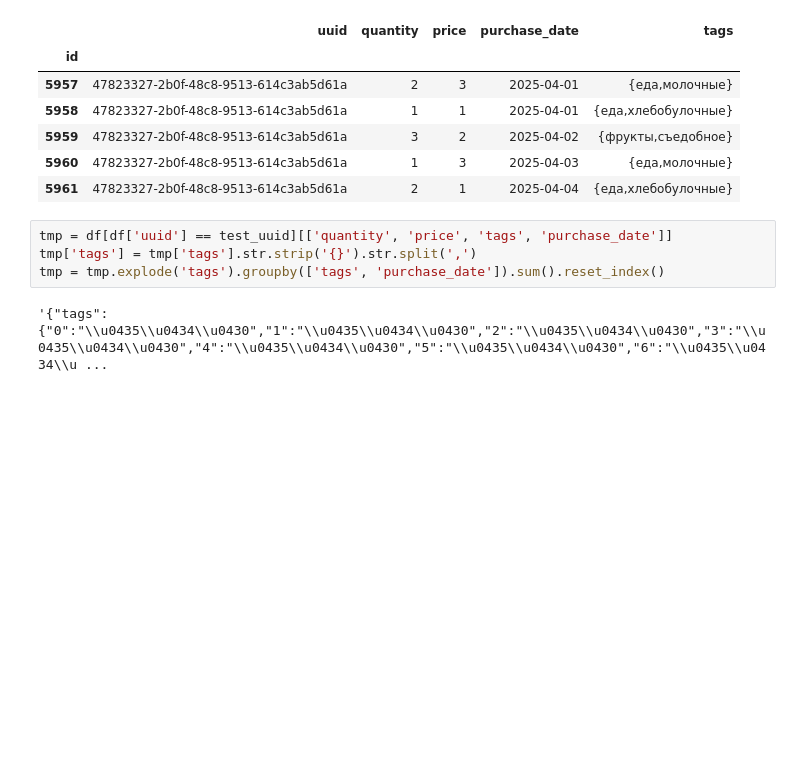
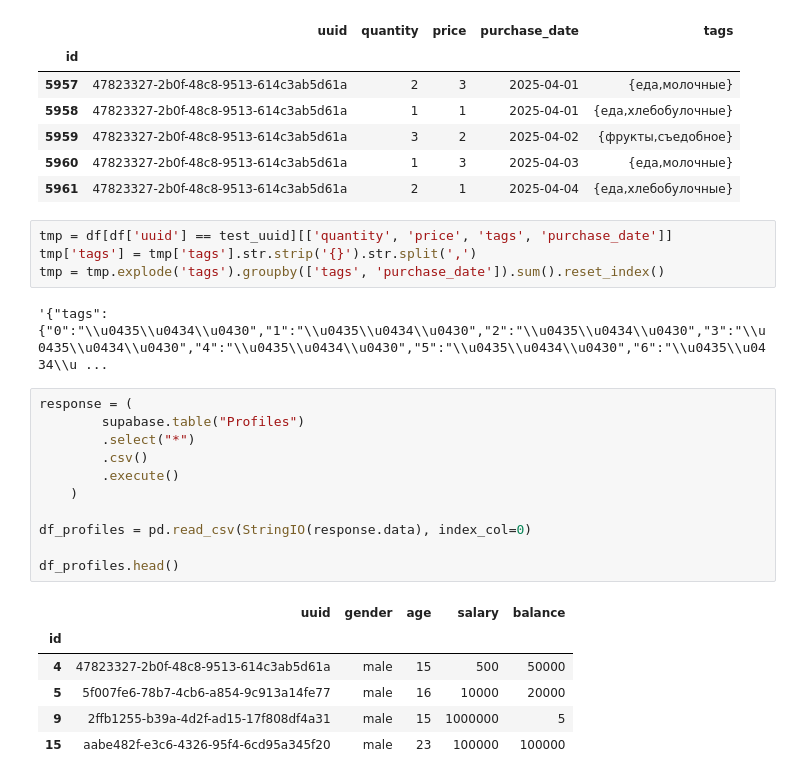
Before and after one commit to VladSunny/CapyPayBackend, a Jupyter notebook: DataScience.ipynb, the cells around one changed output. Cells and saved outputs as stored; diff of their text form; blank space fills up the shorter version.

```diff
--- a/DataScience.ipynb
+++ b/DataScience.ipynb
@@ -246,3 +246,21 @@ tmp['tags'] = tmp['tags'].str.strip('{}').str.split(',')
 tmp = tmp.explode('tags').groupby(['tags', 'purchase_date']).sum().reset_index()
 # %% [output]
 '{"tags":{"0":"\\u0435\\u0434\\u0430","1":"\\u0435\\u0434\\u0430","2":"\\u0435\\u0434\\u0430","3":"\\u0435\\u0434\\u0430","4":"\\u0435\\u0434\\u0430","5":"\\u0435\\u0434\\u0430","6":"\\u0435\\u0434\\u ...
+# %%
+response = (
+        supabase.table("Profiles")
+        .select("*")
+        .csv()
+        .execute()
+    )
+
+df_profiles = pd.read_csv(StringIO(response.data), index_col=0)
+
+df_profiles.head()
+# %% [output]
+|  | uuid | gender | age | salary | balance |
+| id |  |  |  |  |  |
+| 4 | 47823327-2b0f-48c8-9513-614c3ab5d61a | male | 15 | 500 | 50000 |
+| 5 | 5f007fe6-78b7-4cb6-a854-9c913a14fe77 | male | 16 | 10000 | 20000 |
+| 9 | 2ffb1255-b39a-4d2f-ad15-17f808df4a31 | male | 15 | 1000000 | 5 |
+| 15 | aabe482f-e3c6-4326-95f4-6cd95a345f20 | male | 23 | 100000 | 100000 |
```
Also changed, not shown: 1 other file.
